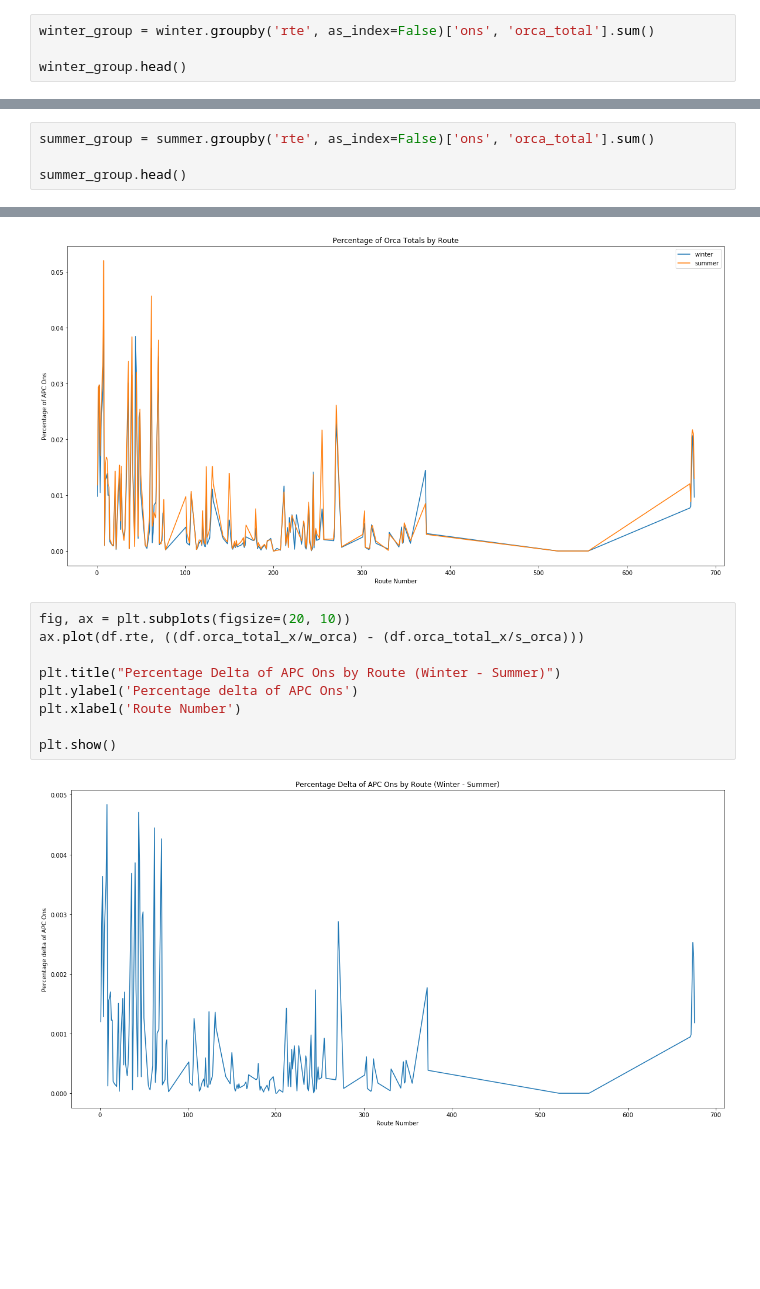
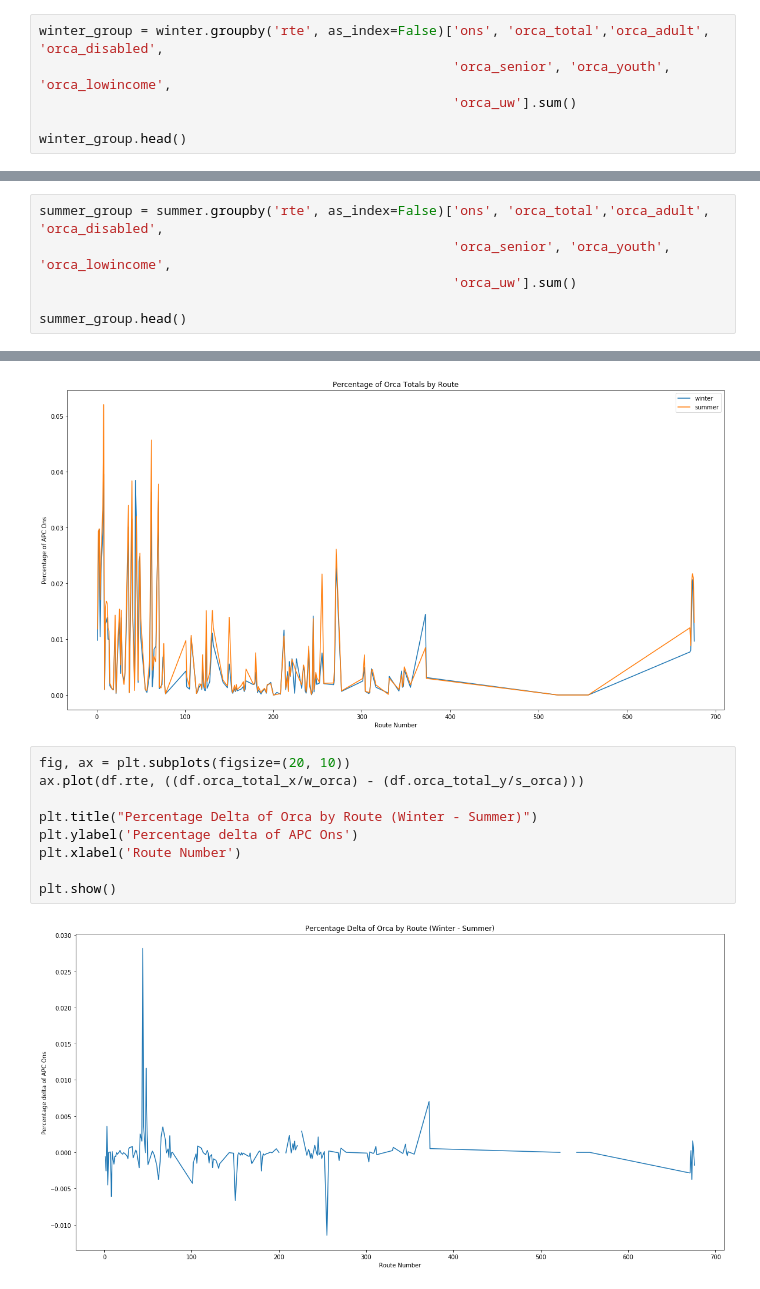
Before and after one commit to jacobw125/uw-msds-trac-capstone, a Jupyter notebook: eda/winter_summer_EDA.ipynb, the cells around one changed output, grey strips where cells are left out. Saved outputs shown, nothing was run; the diff lists cells and outputs as text; blank space fills up the shorter version.

```diff
--- a/eda/winter_summer_EDA.ipynb
+++ b/eda/winter_summer_EDA.ipynb
@@ -219,7 +274,9 @@ w_orca = winter.orca_total.sum()
 s_ons = summer.ons.sum()
 s_orca = summer.orca_total.sum()
 # %%
-winter_group = winter.groupby('rte', as_index=False)['ons', 'orca_total'].sum()
+winter_group = winter.groupby('rte', as_index=False)['ons', 'orca_total','orca_adult', 'orca_disabled',
+                                                     'orca_senior', 'orca_youth', 'orca_lowincome',
+                                                     'orca_uw'].sum()
 
 winter_group.head()
 # %% [output]
@@ -232,5 +289,7 @@ winter_group.head()
 # %%
-summer_group = summer.groupby('rte', as_index=False)['ons', 'orca_total'].sum()
+summer_group = summer.groupby('rte', as_index=False)['ons', 'orca_total','orca_adult', 'orca_disabled',
+                                                     'orca_senior', 'orca_youth', 'orca_lowincome',
+                                                     'orca_uw'].sum()
 
 summer_group.head()
 # %% [output]
@@ -307,12 +405,12 @@ plt.show()
 [figure]
 # %%
 fig, ax = plt.subplots(figsize=(20, 10))
-ax.plot(df.rte, ((df.orca_total_x/w_orca) - (df.orca_total_x/s_orca)))
+ax.plot(df.rte, ((df.orca_total_x/w_orca) - (df.orca_total_y/s_orca)))
 
-plt.title("Percentage Delta of APC Ons by Route (Winter - Summer)")
+plt.title("Percentage Delta of Orca by Route (Winter - Summer)")
 plt.ylabel('Percentage delta of APC Ons')
 plt.xlabel('Route Number')
 
 plt.show()
 # %% [output]
-[figure, old version]
+[figure, new version]
```
Also changed, not shown: parts of 29 cells of this notebook.
